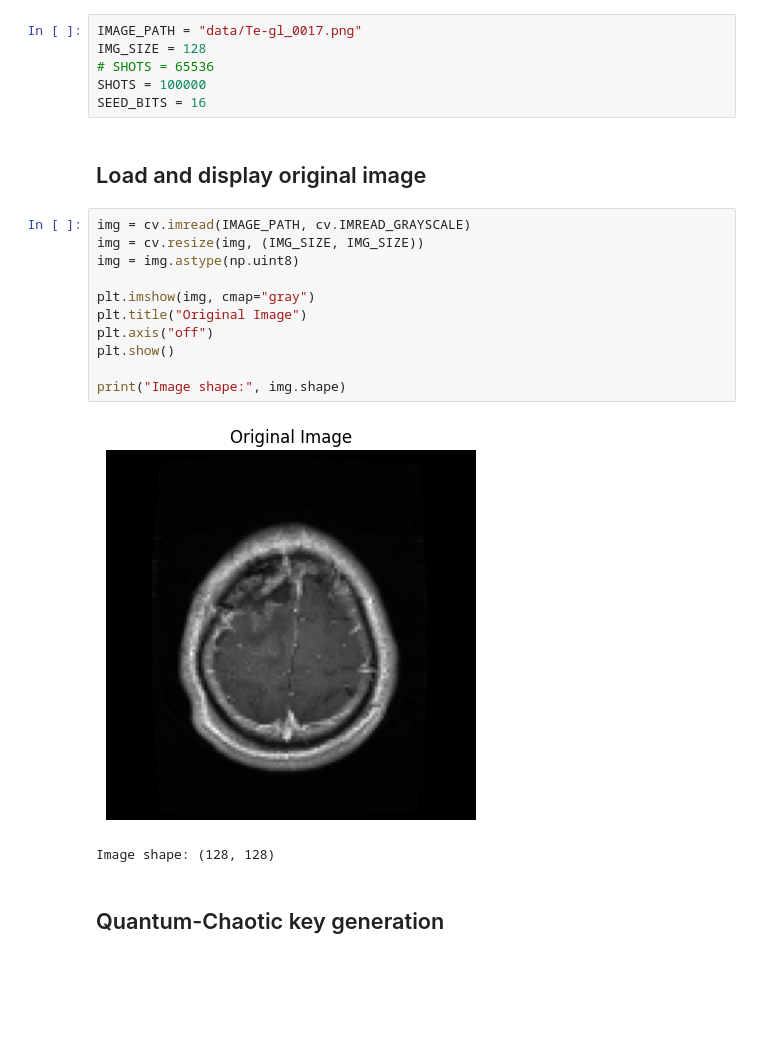
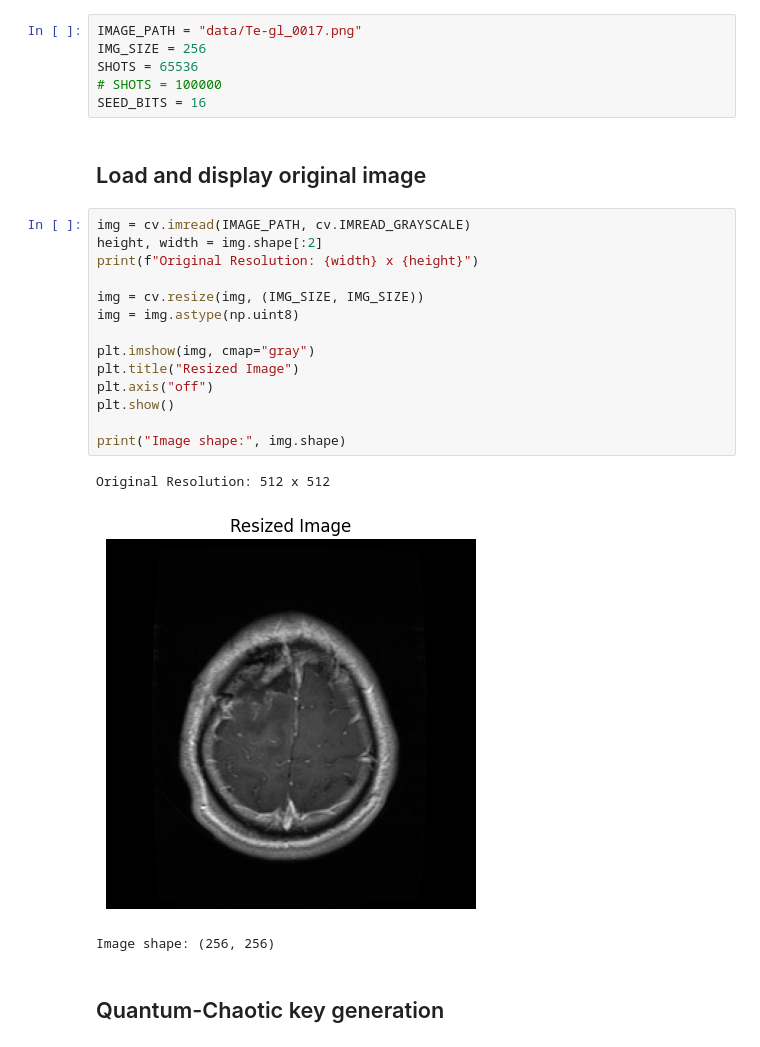
Before and after one commit to ManavMNair/Quantum-image-encryption, a Jupyter notebook: main.ipynb, the cells around one changed output. Drawn from its saved outputs; the diff is of its cells as text; blank space fills up the shorter version.

```diff
--- a/main.ipynb
+++ b/main.ipynb
@@ -46,26 +46,30 @@ from utils.metrics import compute_psnr_ssim
 ## Configuration Parameters
 # %%
 IMAGE_PATH = "data/Te-gl_0017.png"
-IMG_SIZE = 128
-# SHOTS = 65536
-SHOTS = 100000
+IMG_SIZE = 256
+SHOTS = 65536
+# SHOTS = 100000
 SEED_BITS = 16
 # %% [markdown]
 ## Load and display original image
 # %%
 img = cv.imread(IMAGE_PATH, cv.IMREAD_GRAYSCALE)
+height, width = img.shape[:2]
+print(f"Original Resolution: {width} x {height}")
+
 img = cv.resize(img, (IMG_SIZE, IMG_SIZE))
 img = img.astype(np.uint8)
 
 plt.imshow(img, cmap="gray")
-plt.title("Original Image")
+plt.title("Resized Image")
 plt.axis("off")
 plt.show()
 
 print("Image shape:", img.shape)
 # %% [output]
+Original Resolution: 512 x 512
-[figure, old version]
+[figure, new version]
-Image shape: (128, 128)
+Image shape: (256, 256)
 # %% [markdown]
 ## Quantum-Chaotic key generation
 # %%
```
Also changed, not shown: parts of 8 cells of this notebook.
